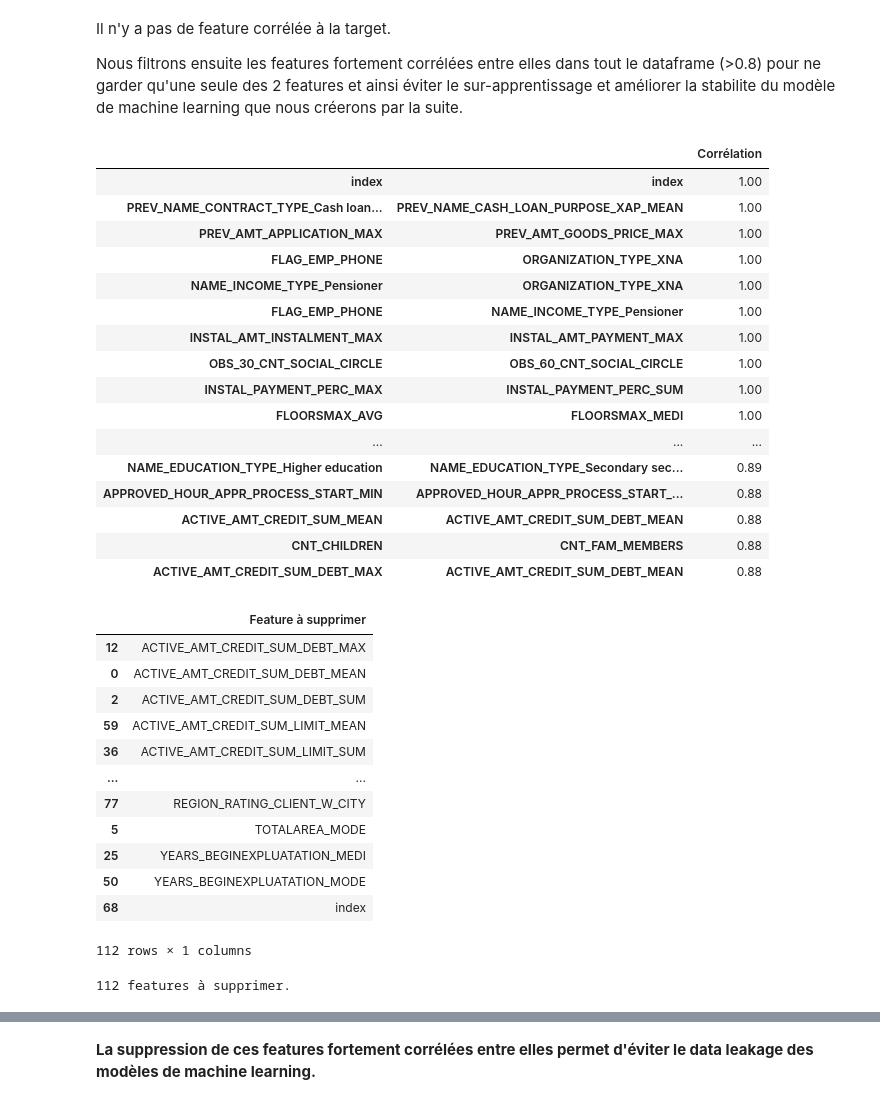
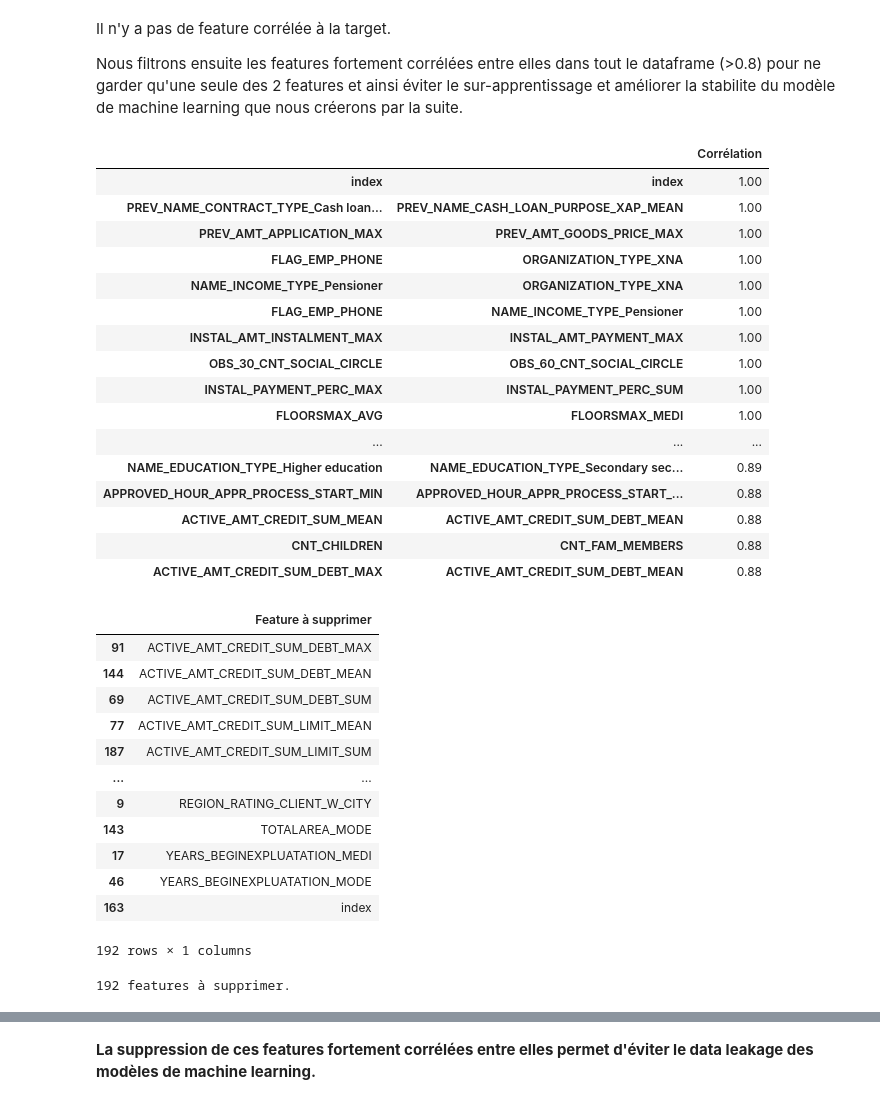
Before and after one commit to pierrickBERTHE/PB7_Scoring_client_de_banque, a Jupyter notebook: Berthe_Pierrick_2_notebook_nettoyage_022024.ipynb, the cells around one changed output, grey strips where cells are left out. Cells and saved outputs as stored; diff of their text form; code cells hidden in the pictures.

```diff
--- a/Berthe_Pierrick_2_notebook_nettoyage_022024.ipynb
+++ b/Berthe_Pierrick_2_notebook_nettoyage_022024.ipynb
@@ -2876,45 +2860,45 @@ Nous filtrons ensuite les features fortement corrélées entre elles dans tout l
 # %%
 # Détection des corrélations (> 0.8)
 df_to_drop, to_drop = supprimer_caracteristiques_corr(
     abs(corr_matrix),
-    seuil=0.8
+    seuil=0.5
 )
 
 # Afficher le DataFrame des caractéristiques à supprimer et leur nombre
 display(df_to_drop)
 print(f"\n{len(df_to_drop)} features à supprimer.")
 # %% [output]
 |  |  | Corrélation |
 | index | index | 1.00 |
 | PREV_NAME_CONTRACT_TYPE_Cash loan... | PREV_NAME_CASH_LOAN_PURPOSE_XAP_MEAN | 1.00 |
 | PREV_AMT_APPLICATION_MAX | PREV_AMT_GOODS_PRICE_MAX | 1.00 |
 | FLAG_EMP_PHONE | ORGANIZATION_TYPE_XNA | 1.00 |
 | NAME_INCOME_TYPE_Pensioner | ORGANIZATION_TYPE_XNA | 1.00 |
 | FLAG_EMP_PHONE | NAME_INCOME_TYPE_Pensioner | 1.00 |
 | INSTAL_AMT_INSTALMENT_MAX | INSTAL_AMT_PAYMENT_MAX | 1.00 |
 | OBS_30_CNT_SOCIAL_CIRCLE | OBS_60_CNT_SOCIAL_CIRCLE | 1.00 |
 | INSTAL_PAYMENT_PERC_MAX | INSTAL_PAYMENT_PERC_SUM | 1.00 |
 | FLOORSMAX_AVG | FLOORSMAX_MEDI | 1.00 |
 | ... | ... | ... |
 | NAME_EDUCATION_TYPE_Higher education | NAME_EDUCATION_TYPE_Secondary sec... | 0.89 |
 | APPROVED_HOUR_APPR_PROCESS_START_MIN | APPROVED_HOUR_APPR_PROCESS_START_... | 0.88 |
 | ACTIVE_AMT_CREDIT_SUM_MEAN | ACTIVE_AMT_CREDIT_SUM_DEBT_MEAN | 0.88 |
 | CNT_CHILDREN | CNT_FAM_MEMBERS | 0.88 |
 | ACTIVE_AMT_CREDIT_SUM_DEBT_MAX | ACTIVE_AMT_CREDIT_SUM_DEBT_MEAN | 0.88 |
 |  | Feature à supprimer |
-| 12 | ACTIVE_AMT_CREDIT_SUM_DEBT_MAX |
-| 0 | ACTIVE_AMT_CREDIT_SUM_DEBT_MEAN |
-| 2 | ACTIVE_AMT_CREDIT_SUM_DEBT_SUM |
-| 59 | ACTIVE_AMT_CREDIT_SUM_LIMIT_MEAN |
-| 36 | ACTIVE_AMT_CREDIT_SUM_LIMIT_SUM |
+| 91 | ACTIVE_AMT_CREDIT_SUM_DEBT_MAX |
+| 144 | ACTIVE_AMT_CREDIT_SUM_DEBT_MEAN |
+| 69 | ACTIVE_AMT_CREDIT_SUM_DEBT_SUM |
+| 77 | ACTIVE_AMT_CREDIT_SUM_LIMIT_MEAN |
+| 187 | ACTIVE_AMT_CREDIT_SUM_LIMIT_SUM |
 | ... | ... |
-| 77 | REGION_RATING_CLIENT_W_CITY |
-| 5 | TOTALAREA_MODE |
-| 25 | YEARS_BEGINEXPLUATATION_MEDI |
-| 50 | YEARS_BEGINEXPLUATATION_MODE |
-| 68 | index |
+| 9 | REGION_RATING_CLIENT_W_CITY |
+| 143 | TOTALAREA_MODE |
+| 17 | YEARS_BEGINEXPLUATATION_MEDI |
+| 46 | YEARS_BEGINEXPLUATATION_MODE |
+| 163 | index |
-112 rows × 1 columns
+192 rows × 1 columns
-112 features à supprimer.
+192 features à supprimer.
 # %%
 # Supprimer les features sélectionnées
 df_merged_clean_corr = df_merged_clean_bool.drop(columns=to_drop)
```
Also changed, not shown: parts of 8 cells of this notebook, 2 other files.
